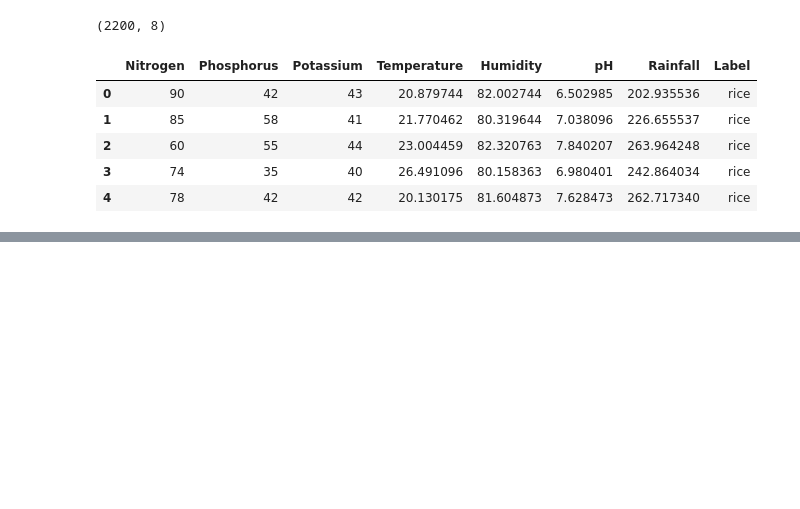
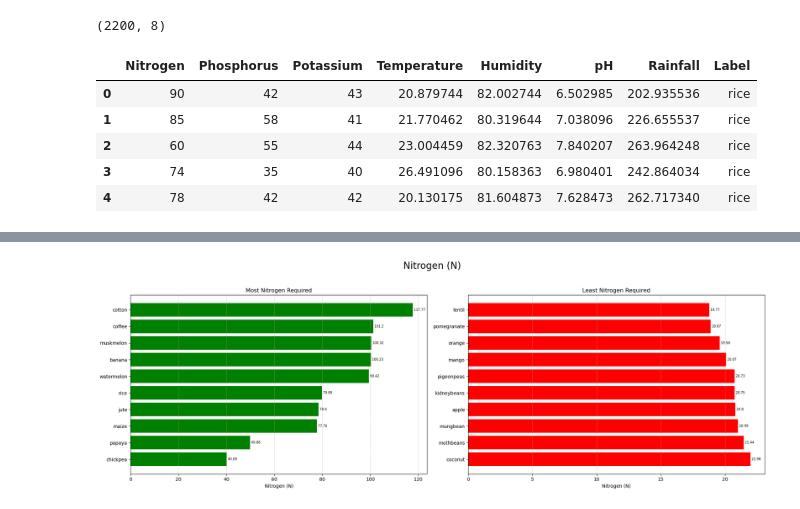
Before and after one commit to Tusshar10/Crop-Recommendation-System, a Jupyter notebook: Minor.ipynb, the cells around one changed output, grey strips where cells are left out. Cells and saved outputs as stored; diff of their text form; code cells hidden in the pictures; blank space fills up the shorter version.

```diff
--- a/Minor.ipynb
+++ b/Minor.ipynb
@@ -194,3 +197,6 @@ df.head()
 | 2 | 60 | 55 | 44 | 23.004459 | 82.320763 | 7.840207 | 263.964248 | rice |
 | 3 | 74 | 35 | 40 | 26.491096 | 80.158363 | 6.980401 | 242.864034 | rice |
 | 4 | 78 | 42 | 42 | 20.130175 | 81.604873 | 7.628473 | 262.717340 | rice |
+# %%
+crop_summary = pd.pivot_table(df,index=['Label'],aggfunc='mean')
+crop_summary
@@ -196,0 +237,25 @@ df.head()
+# %%
+crop_summary_N = crop_summary.sort_values(by='Nitrogen', ascending=False)
+fig, axs = plt.subplots(1, 2, figsize=(20,7))
+top_10 = crop_summary_N.iloc[:10].sort_values(by='Nitrogen')
+bottom_10 = crop_summary_N.iloc[-10:]
+axs[0].barh(top_10.index, top_10['Nitrogen'], color='green', label='Most nitrogen required')
+axs[0].set_xlabel('Nitrogen (N)')
+axs[0].set_title('Most Nitrogen Required')
+axs[0].grid(axis='x', linestyle='--', alpha=0.6)
+axs[1].barh(bottom_10.index, bottom_10['Nitrogen'], color='red', label='Least nitrogen required')
+axs[1].set_xlabel('Nitrogen (N)')
+axs[1].set_title('Least Nitrogen Required')
+axs[1].grid(axis='x', linestyle='--', alpha=0.6)
+
+for i, (x, y) in enumerate(zip(top_10['Nitrogen'], top_10.index)):
+    axs[0].text(x, i, f' {x}', va='center', fontsize=7, color='black')
+
+for i, (x, y) in enumerate(zip(bottom_10['Nitrogen'], bottom_10.index)):
+    axs[1].text(x, i, f' {x}', va='center', fontsize=7, color='black')
+
+plt.suptitle('Nitrogen (N)', fontsize=20, color='black')
+plt.tight_layout(rect=[0, 0, 1, 0.95])
+plt.show()
+# %% [output]
+[figure, added]
```
Also changed, not shown: parts of 12 cells of this notebook.
